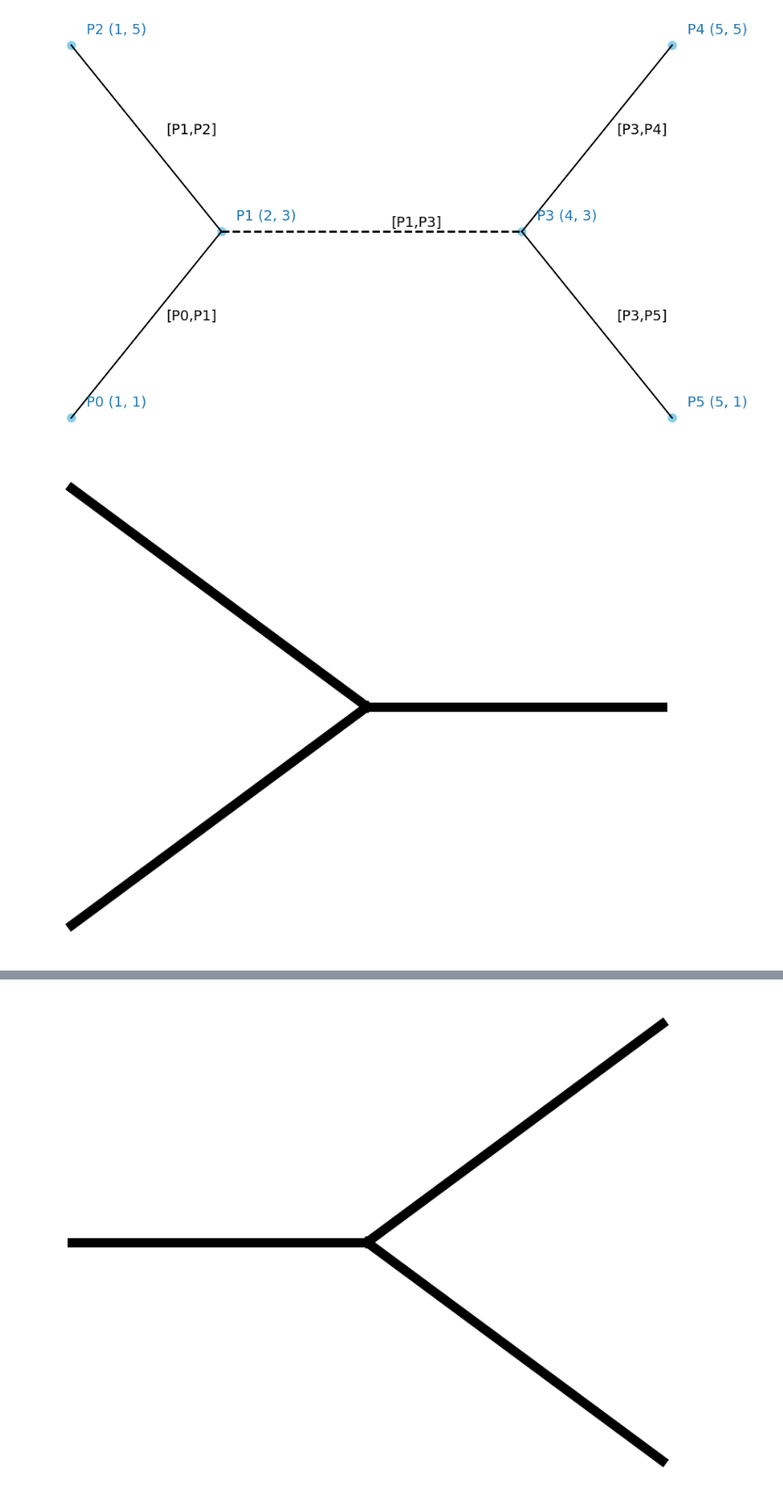
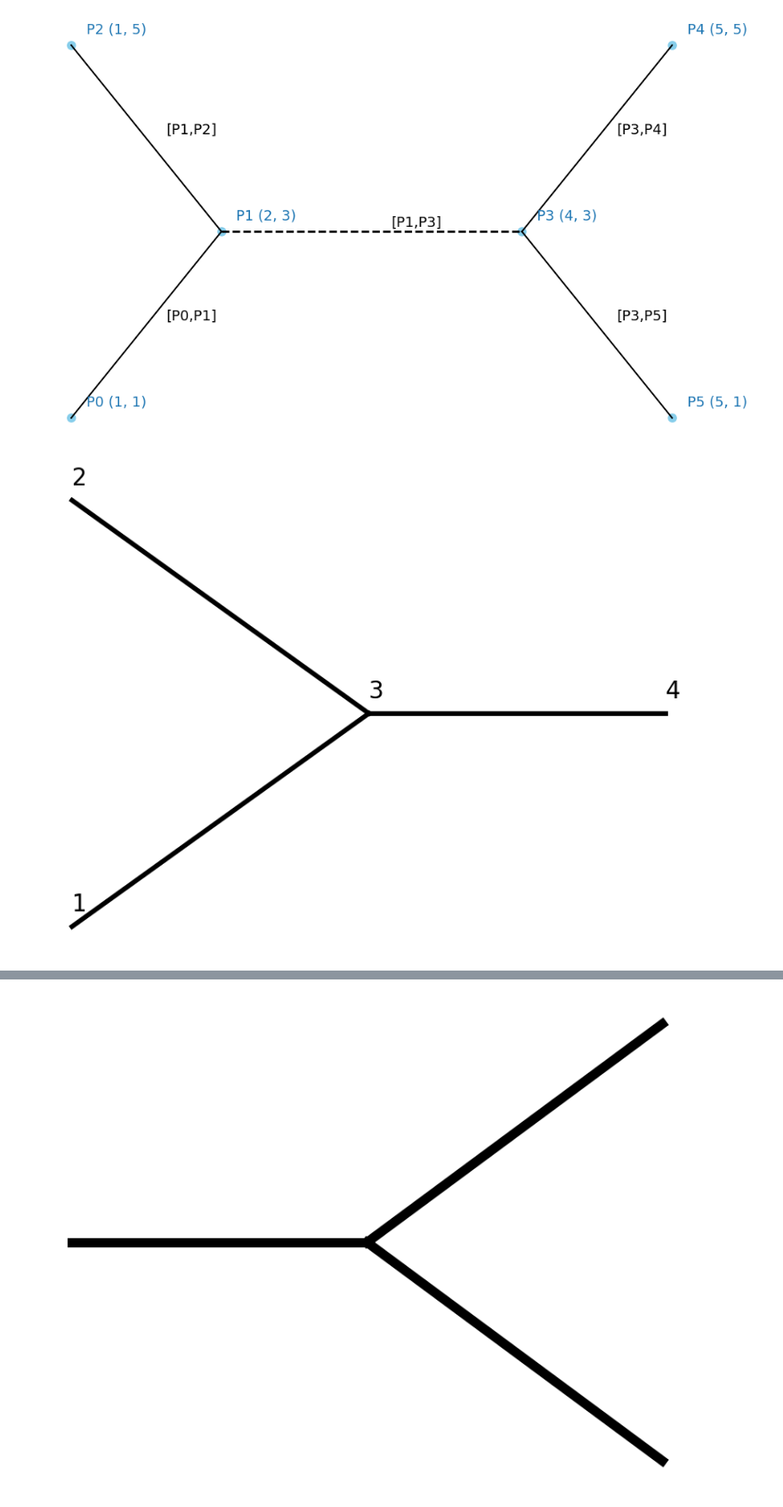
Before and after one commit to liuzhuozhuo/edp-renormalization, a Jupyter notebook: thesis/otherfigures.ipynb, the cells around one changed output, grey strips where cells are left out. Shown at 89% size. Cells and saved outputs as stored; diff of their text form; code cells hidden in the pictures.

```diff
--- a/thesis/otherfigures.ipynb
+++ b/thesis/otherfigures.ipynb
@@ -69,26 +69,29 @@ plt.show()
 # %%
 import matplotlib.pyplot as plt
 
 # Define coordinates (just use a list of (x, y) tuples)
-coordinates = [(1, 1), (2, 3), (1, 5), (3, 3)]
+coordinates = [(1, 1), (1, 5), (2, 3), (3, 3)]
 
 # Auto-generate names: P₀, P₁, P₂, ...
-names = [f"P{i}" for i in range(len(coordinates))]
+names = [f"{i}" for i in range(1, len(coordinates)+1)]
 positions = dict(zip(names, coordinates))
 
 # Define undirected edges using the point names
-edges = [('P0', 'P1'), ('P1', 'P2'), ('P1', 'P3')]
+edges = [('1', '3'), ('2', '3'), ('3', '4')]
 
 # Plot
 plt.figure(figsize=(8, 6))
 
 for u, v in edges:
     x1, y1 = positions[u]
     x2, y2 = positions[v]
-    plt.plot([x1, x2], [y1, y2], 'k-', linewidth=8)
+    plt.plot([x1, x2], [y1, y2], 'k-', linewidth=4)
+
+for name, (x, y) in positions.items():
+    plt.text(x, y + 0.1, name, fontsize=20, ha='left', va='bottom')
 
 plt.axis('off')
 plt.tight_layout()
 plt.show()
 # %% [output]
-[figure, old version]
+[figure, new version]
```
Also changed, not shown: parts of 1 cell of this notebook, 10 other files.
